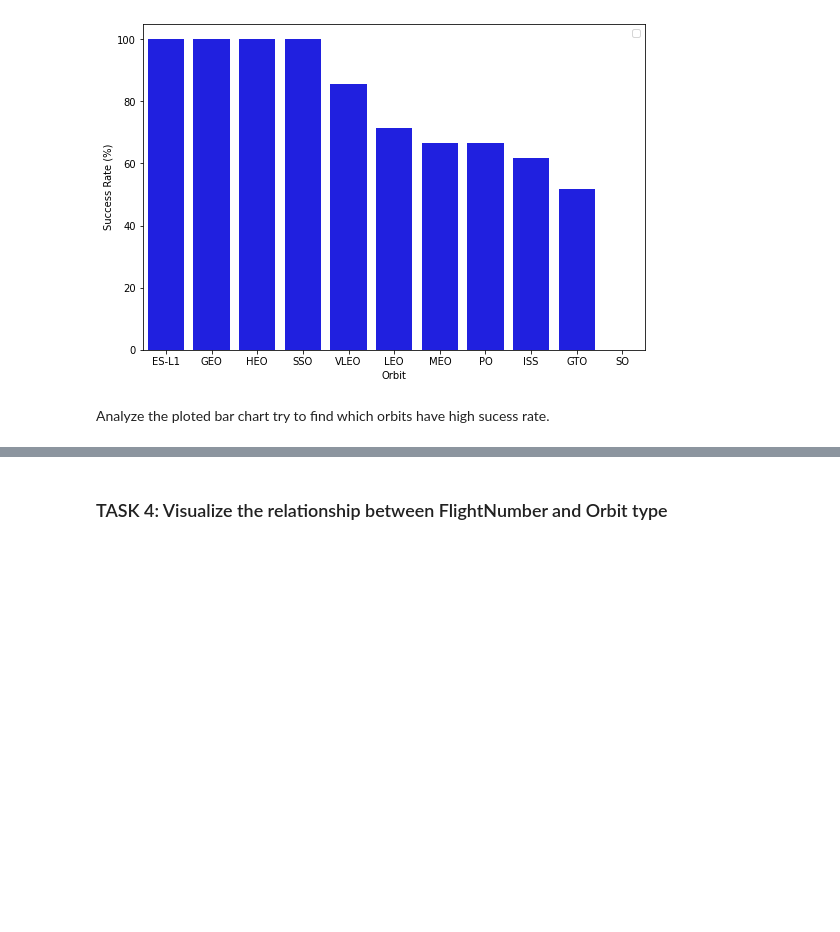
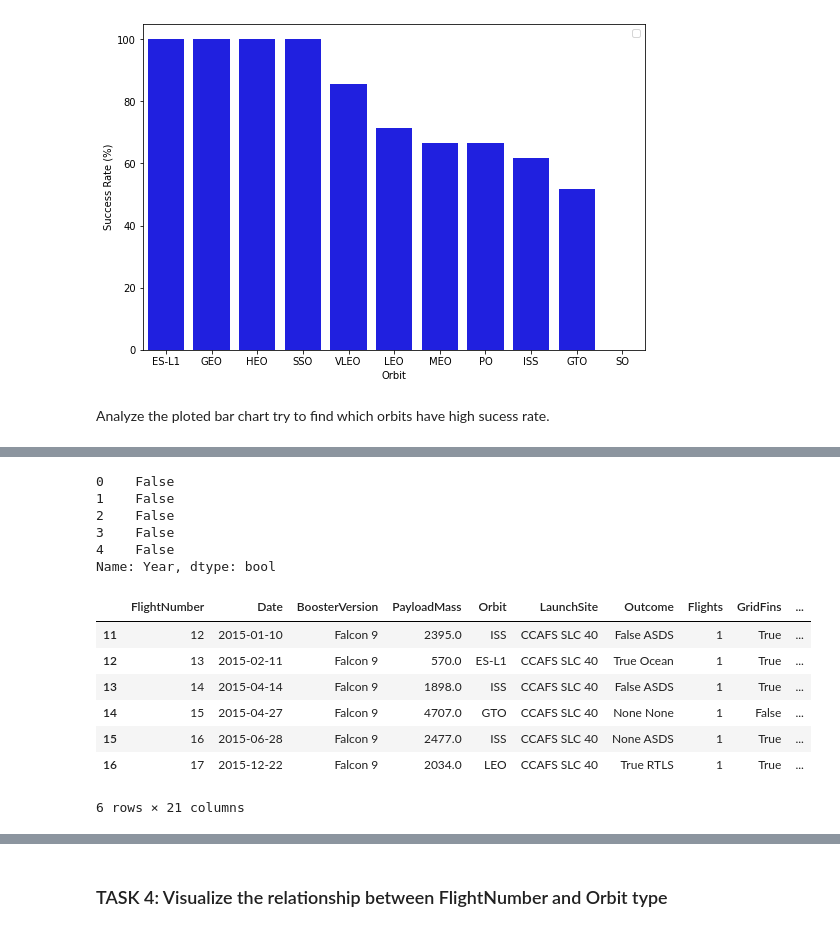
Before and after one commit to JAMESCUDERO/Marathon, a Jupyter notebook: 5_EDA_with_Data_Visualisation.ipynb, the cells around one changed output, grey strips where cells are left out. Cells and saved outputs as stored; diff of their text form; code cells hidden in the pictures; blank space fills up the shorter version.

```diff
--- a/5_EDA_with_Data_Visualisation.ipynb
+++ b/5_EDA_with_Data_Visualisation.ipynb
@@ -252,0 +273,3 @@ Analyze the ploted bar chart try to find which orbits have high sucess rate.
+# %%
+df[['Year','Mes','Day']]=df.Date.str.split('-',expand=True)
+df.head()
@@ -252,0 +284,4 @@ Analyze the ploted bar chart try to find which orbits have high sucess rate.
+# %%
+#Enumere los resultados de aterrizaje fallidos en la nave de drones, sus versiones de refuerzo y los nombres de los sitios de lanzamiento para el año 2015
+df_1 = df['Class'] == 0
+df_1.head()
@@ -252,0 +295,3 @@ Analyze the ploted bar chart try to find which orbits have high sucess rate.
+# %%
+df = df[df_1]
+df.head()
@@ -252,0 +306,22 @@ Analyze the ploted bar chart try to find which orbits have high sucess rate.
+# %%
+df_4 = df['Year'] == 2015
+df_4.head()
+# %% [output]
+0    False
+1    False
+2    False
+3    False
+4    False
+Name: Year, dtype: bool
+# %%
+df_5 = df[df_4]
+df_5
+# %% [output]
+|  | FlightNumber | Date | BoosterVersion | PayloadMass | Orbit | LaunchSite | Outcome | Flights | GridFins | ... |
+| 11 | 12 | 2015-01-10 | Falcon 9 | 2395.0 | ISS | CCAFS SLC 40 | False ASDS | 1 | True | ... |
+| 12 | 13 | 2015-02-11 | Falcon 9 | 570.0 | ES-L1 | CCAFS SLC 40 | True Ocean | 1 | True | ... |
+| 13 | 14 | 2015-04-14 | Falcon 9 | 1898.0 | ISS | CCAFS SLC 40 | False ASDS | 1 | True | ... |
+| 14 | 15 | 2015-04-27 | Falcon 9 | 4707.0 | GTO | CCAFS SLC 40 | None None | 1 | False | ... |
+| 15 | 16 | 2015-06-28 | Falcon 9 | 2477.0 | ISS | CCAFS SLC 40 | None ASDS | 1 | True | ... |
+| 16 | 17 | 2015-12-22 | Falcon 9 | 2034.0 | LEO | CCAFS SLC 40 | True RTLS | 1 | True | ... |
+6 rows × 21 columns
```
Also changed, not shown: parts of 13 cells of this notebook.
